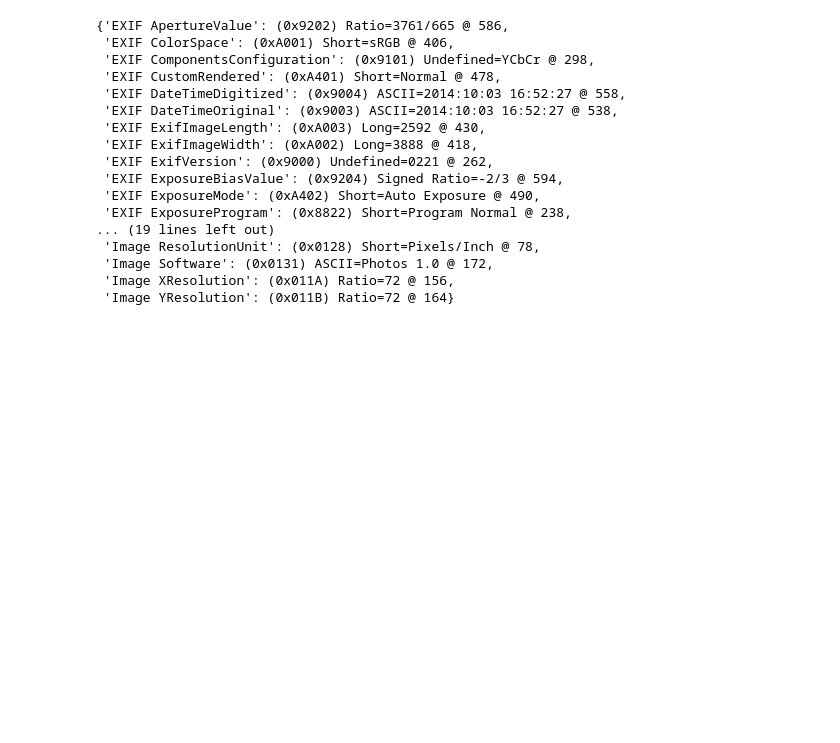
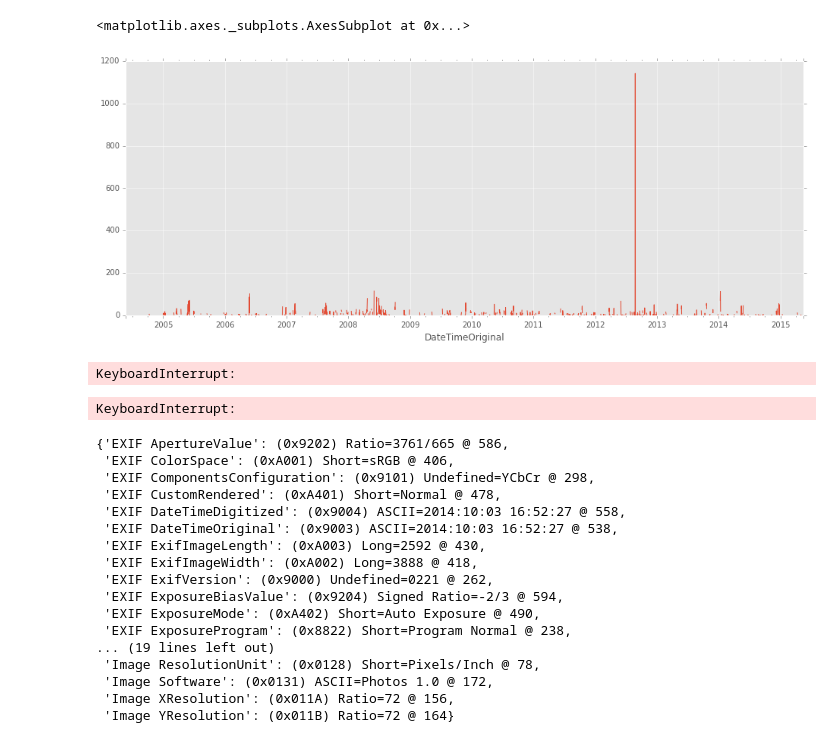
Before and after one commit to VaultHack/img-exif, a Jupyter notebook: img-exif.ipynb, the cells around one changed output. Drawn from its saved outputs; the diff is of its cells as text; code cells hidden in the pictures; blank space fills up the shorter version.

```diff
--- a/img-exif.ipynb
+++ b/img-exif.ipynb
@@ -48,3 +84,17 @@ t[0] / float(t[1])
+# %%
+dates = exif_df['DateTimeOriginal'].dropna().apply(lambda x: x[:-3])
+dates = pd.to_datetime(dates, format='%Y:%m:%d %H:%M', coerce=True)
+dates = pd.Series(1, index=dates)
+dates = dates['2004':]
+dates.resample('D', how='sum').plot(figsize=(16, 6))
+# %% [output]
+<matplotlib.axes._subplots.AxesSubplot at 0x...>
+[figure, added]
+# %%
+dates.plot(kind='bar')
+# %% [output]
+KeyboardInterrupt:
+KeyboardInterrupt:
 # %%
 import exifread
 # %%
```
Also changed, not shown: parts of 11 cells of this notebook, 1 other file.
